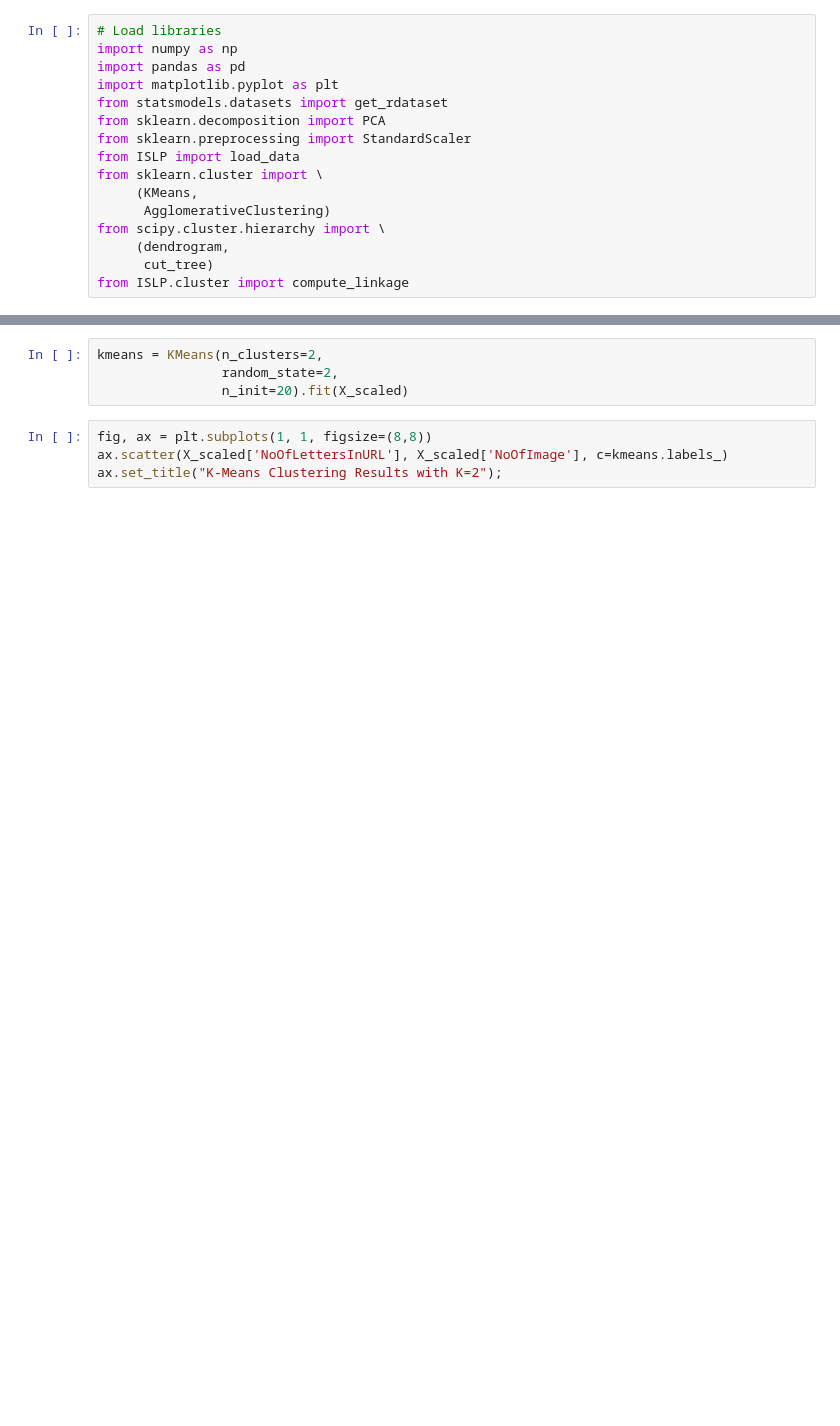
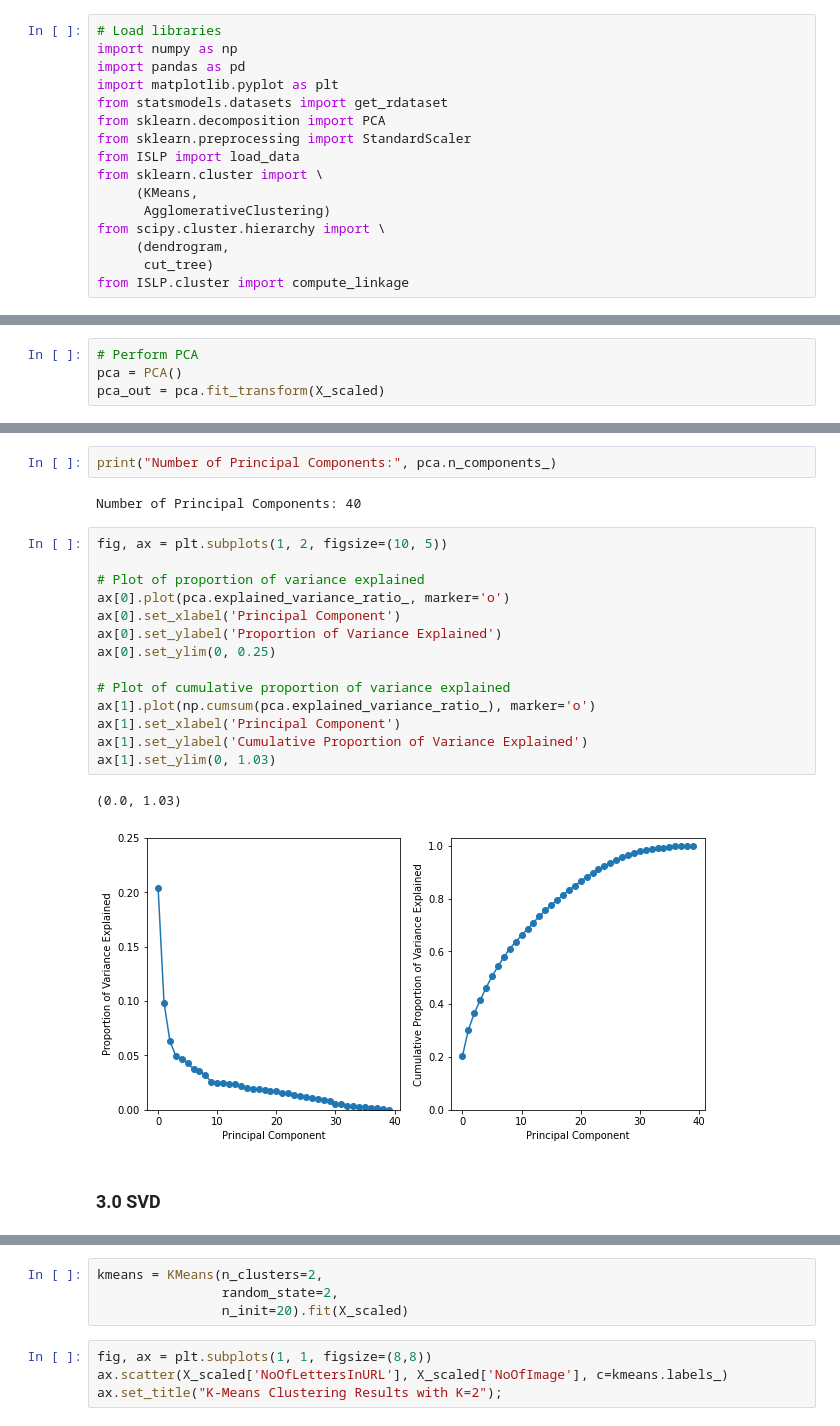
Before and after one commit to davidabney9-dev/PhishingURLProject, a Jupyter notebook: PhishingURLAppendix.ipynb, the cells around one changed output, grey strips where cells are left out. Cells and saved outputs as stored; diff of their text form; blank space fills up the shorter version.

```diff
--- a/PhishingURLAppendix.ipynb
+++ b/PhishingURLAppendix.ipynb
@@ -16,0 +142,4 @@ from ISLP.cluster import compute_linkage
+# %%
+# Perform PCA
+pca = PCA()
+pca_out = pca.fit_transform(X_scaled)
@@ -16,0 +170,23 @@ from ISLP.cluster import compute_linkage
+# %%
+print("Number of Principal Components:", pca.n_components_)
+# %% [output]
+Number of Principal Components: 40
+# %%
+fig, ax = plt.subplots(1, 2, figsize=(10, 5))
+
+# Plot of proportion of variance explained
+ax[0].plot(pca.explained_variance_ratio_, marker='o')
+ax[0].set_xlabel('Principal Component')
+ax[0].set_ylabel('Proportion of Variance Explained')
+ax[0].set_ylim(0, 0.25)
+
+# Plot of cumulative proportion of variance explained
+ax[1].plot(np.cumsum(pca.explained_variance_ratio_), marker='o')
+ax[1].set_xlabel('Principal Component')
+ax[1].set_ylabel('Cumulative Proportion of Variance Explained')
+ax[1].set_ylim(0, 1.03)
+# %% [output]
+(0.0, 1.03)
+[figure, added]
+# %% [markdown]
+### 3.0 SVD
```
Also changed, not shown: parts of 30 cells of this notebook.
